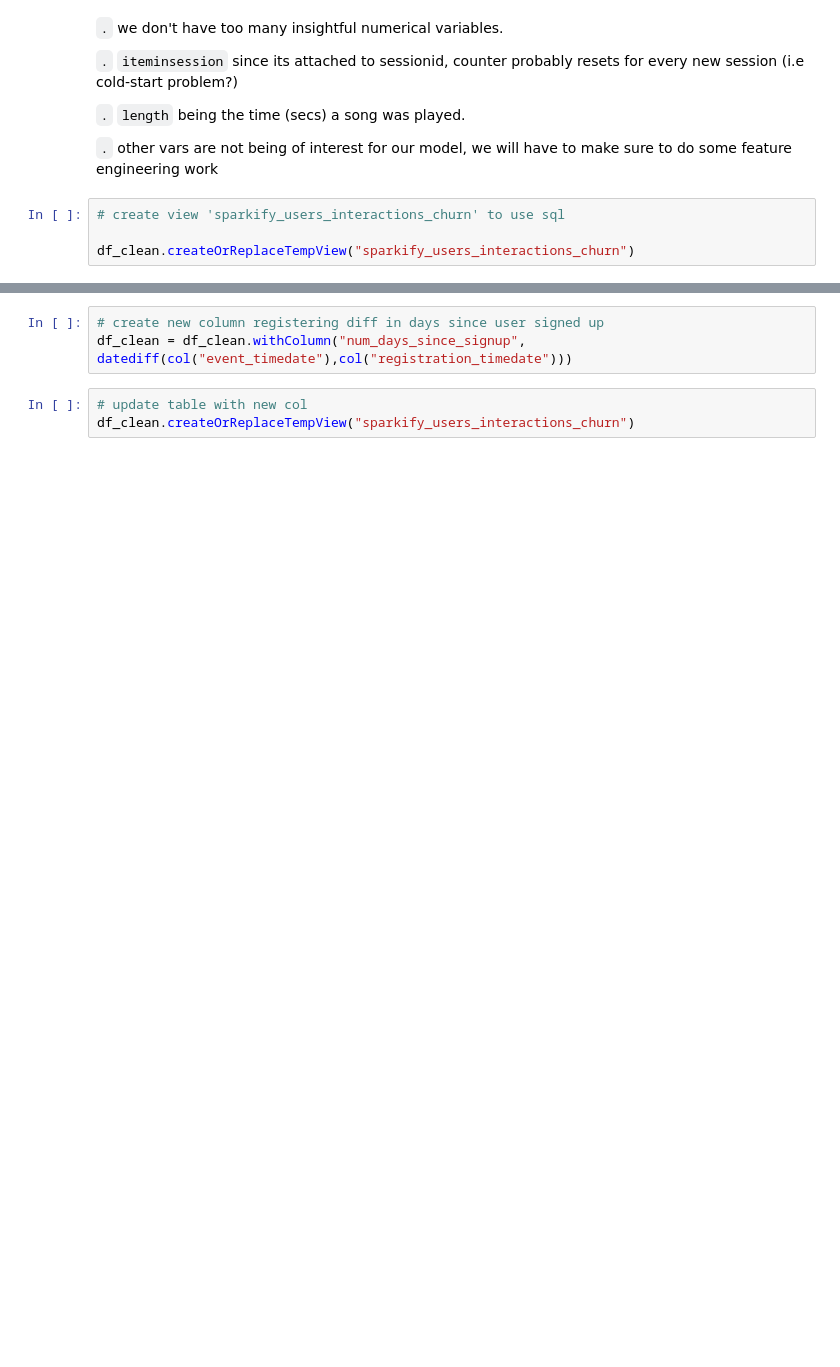
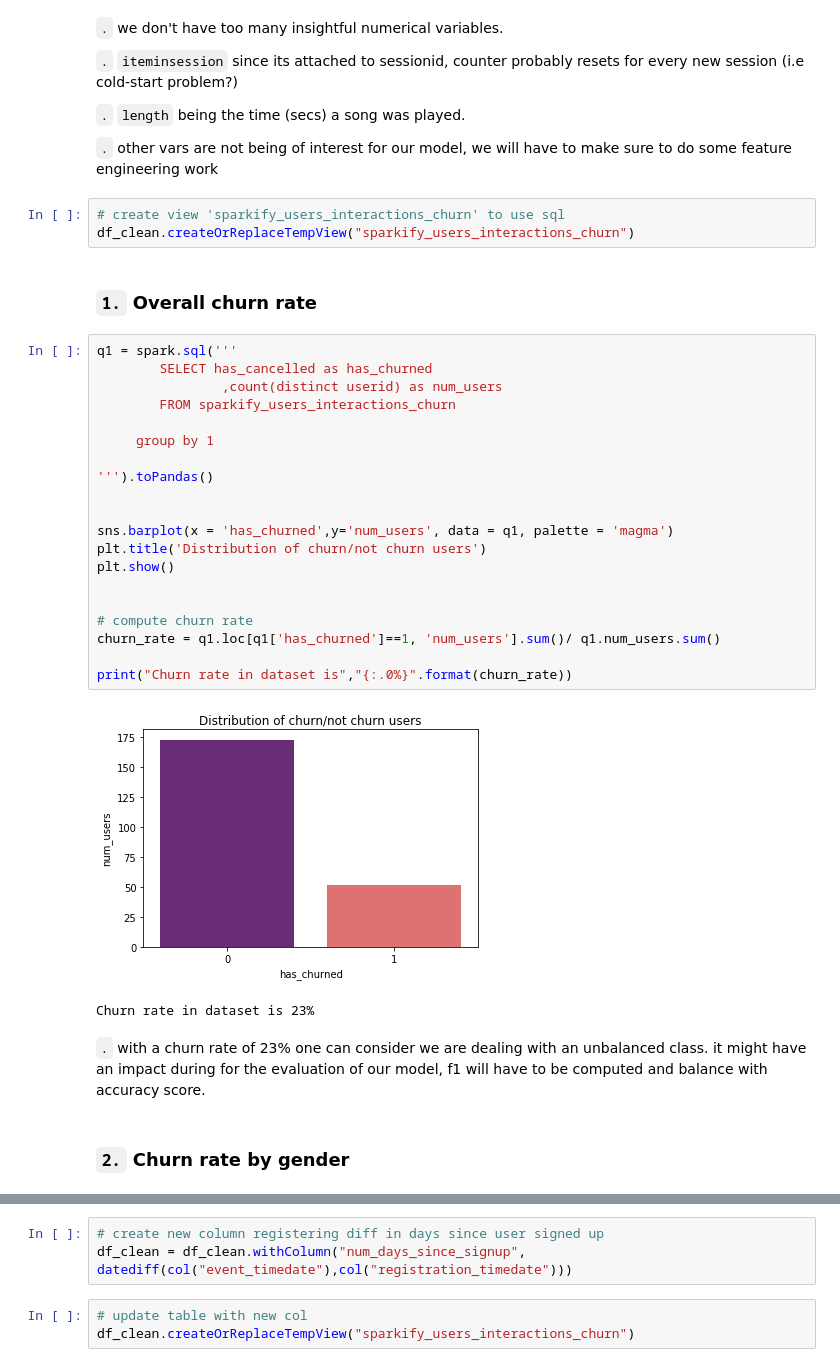
Before and after one commit to sammeister/nanodegree-projects, a Jupyter notebook: nd-capestone/Sparkify.ipynb, the cells around one changed output, grey strips where cells are left out. Saved outputs shown, nothing was run; the diff lists cells and outputs as text; blank space fills up the shorter version.

```diff
--- a/nd-capestone/Sparkify.ipynb
+++ b/nd-capestone/Sparkify.ipynb
@@ -285,5 +286,33 @@ df_clean.select([col[0] for col in df_clean.dtypes if col[1] != 'string']).toPan
 `.` other vars are not being of interest for our model, we will have to make sure to do some feature engineering work
 # %%
 # create view 'sparkify_users_interactions_churn' to use sql
-
 df_clean.createOrReplaceTempView("sparkify_users_interactions_churn")
+# %% [markdown]
+### `1.` Overall churn rate
+# %%
+q1 = spark.sql('''
+        SELECT has_cancelled as has_churned
+                ,count(distinct userid) as num_users
+        FROM sparkify_users_interactions_churn
+
+     group by 1
+
+''').toPandas()
+
+
+sns.barplot(x = 'has_churned',y='num_users', data = q1, palette = 'magma')
+plt.title('Distribution of churn/not churn users')
+plt.show()
+
+
+# compute churn rate
+churn_rate = q1.loc[q1['has_churned']==1, 'num_users'].sum()/ q1.num_users.sum()
+
+print("Churn rate in dataset is","{:.0%}".format(churn_rate))
+# %% [output]
+[figure, added]
+Churn rate in dataset is 23%
+# %% [markdown]
+`.` with a churn rate of 23% one can consider we are dealing with an unbalanced class. it might have an impact during for the evaluation of our model, f1 will have to be computed and balance with accuracy score.
+# %% [markdown]
+### `2.` Churn rate by gender
```
Also changed, not shown: parts of 66 cells of this notebook, 2 other files.
